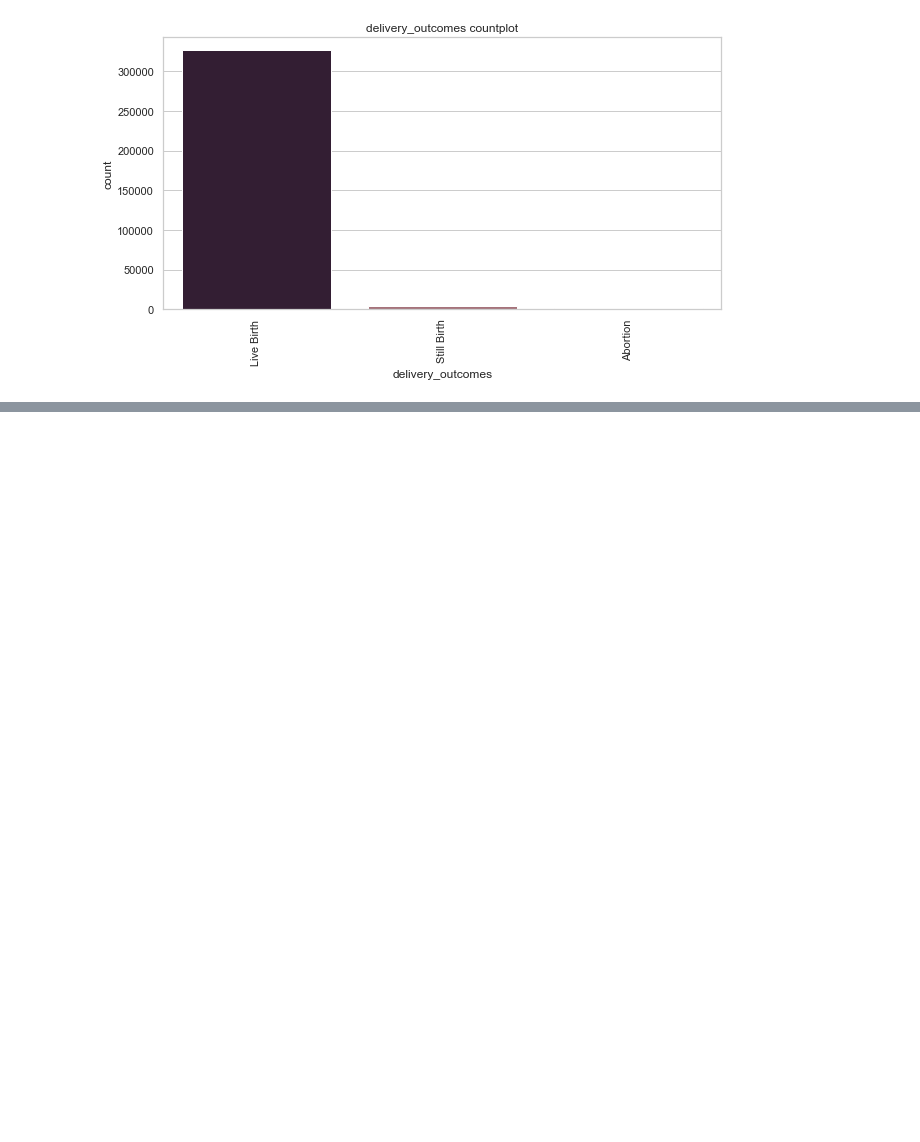
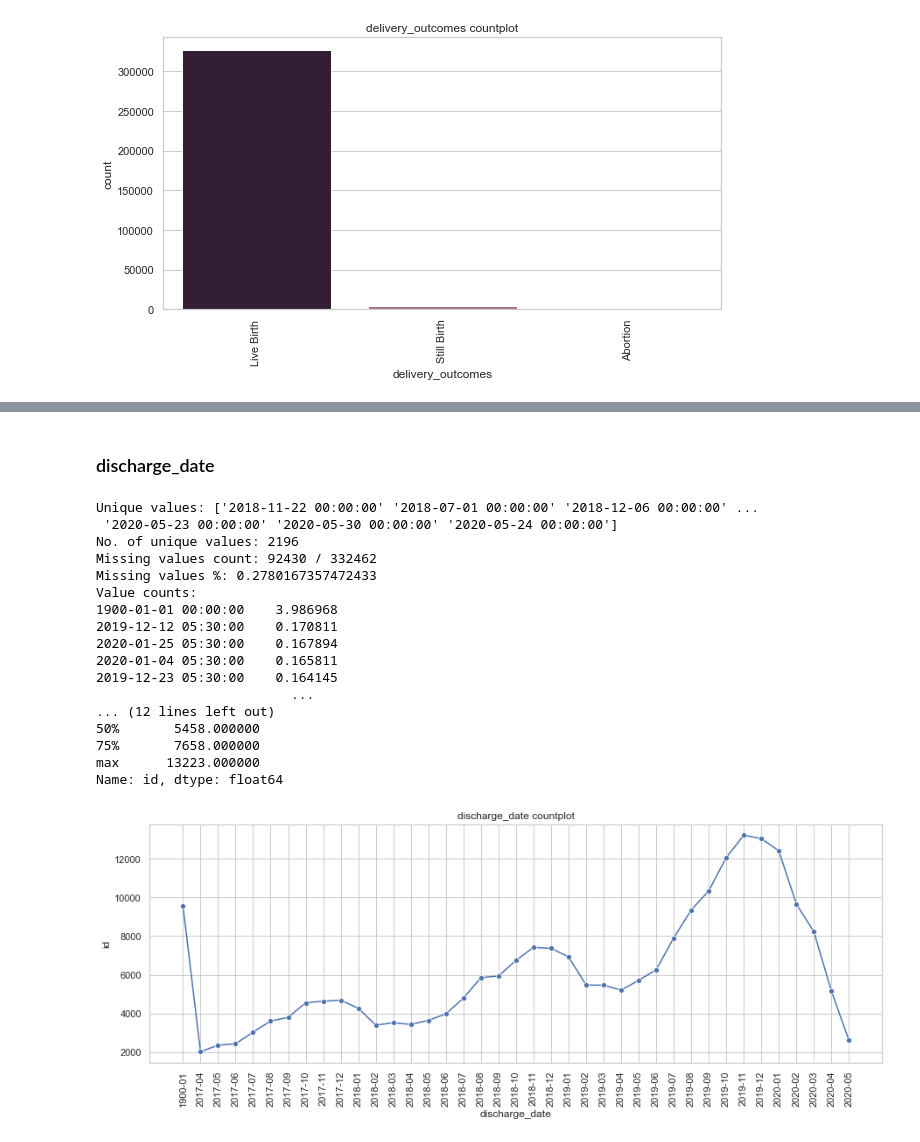
Before and after one commit to Gokul-S-Kumar/child_health_casestudy, a Jupyter notebook: notebooks/0.3-gokul-EDA_delivery.ipynb, the cells around one changed output, grey strips where cells are left out. Drawn from its saved outputs; the diff is of its cells as text; code cells hidden in the pictures; blank space fills up the shorter version.

```diff
--- a/notebooks/0.3-gokul-EDA_delivery.ipynb
+++ b/notebooks/0.3-gokul-EDA_delivery.ipynb
@@ -428,0 +486,23 @@ Name: delivery_outcomes, dtype: float64
+# %% [markdown]
+### discharge_date
+# %%
+timeseries_eda(df, 'discharge_date', (15, 5))
+# %% [output]
+Unique values: ['2018-11-22 00:00:00' '2018-07-01 00:00:00' '2018-12-06 00:00:00' ...
+ '2020-05-23 00:00:00' '2020-05-30 00:00:00' '2020-05-24 00:00:00']
+No. of unique values: 2196
+Missing values count: 92430 / 332462
+Missing values %: 0.2780167357472433
+Value counts:
+1900-01-01 00:00:00    3.986968
+2019-12-12 05:30:00    0.170811
+2020-01-25 05:30:00    0.167894
+2020-01-04 05:30:00    0.165811
+2019-12-23 05:30:00    0.164145
+                         ...
+... (12 lines left out)
+50%       5458.000000
+75%       7658.000000
+max      13223.000000
+Name: id, dtype: float64
+[figure, added]
```
Also changed, not shown: parts of 32 cells of this notebook, 14 other files.
